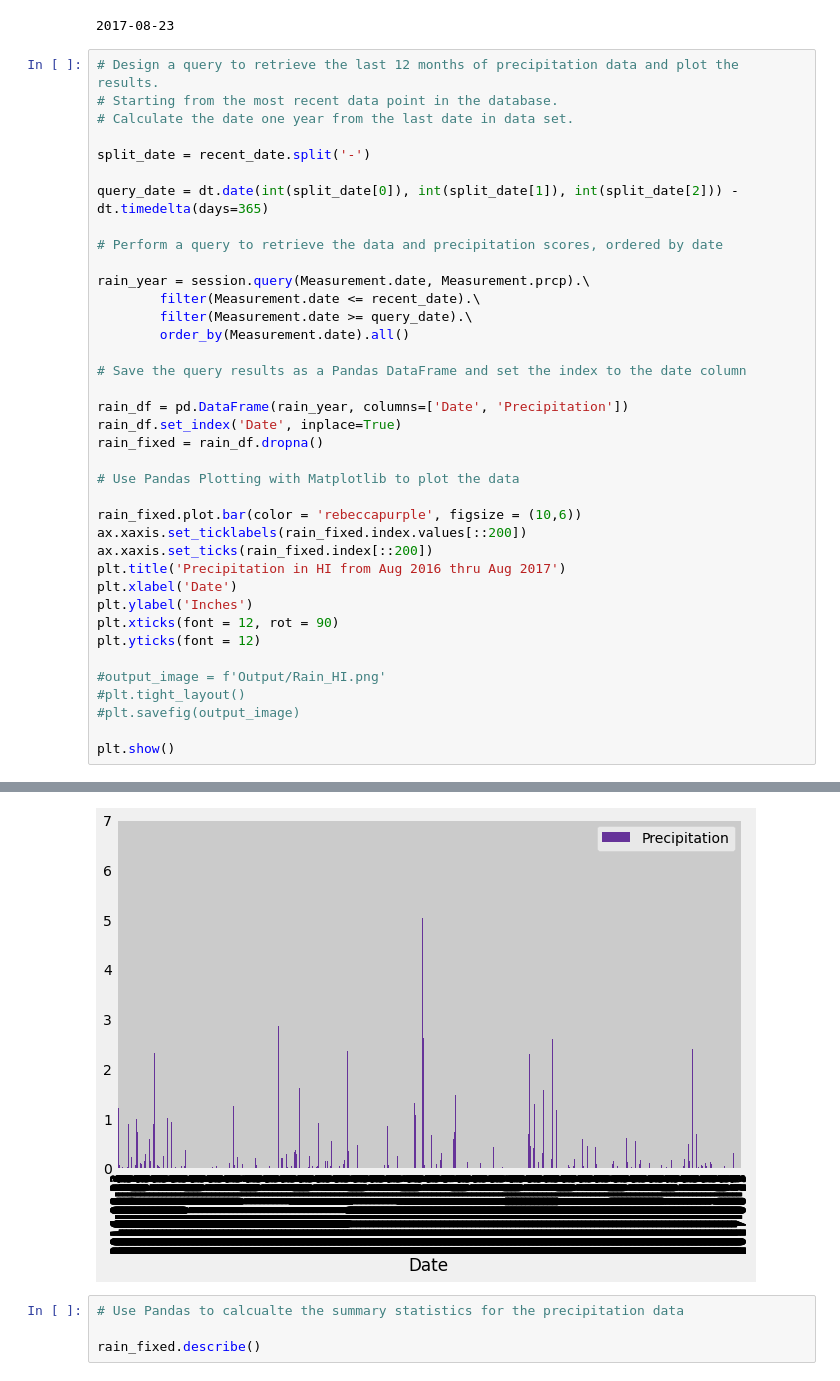
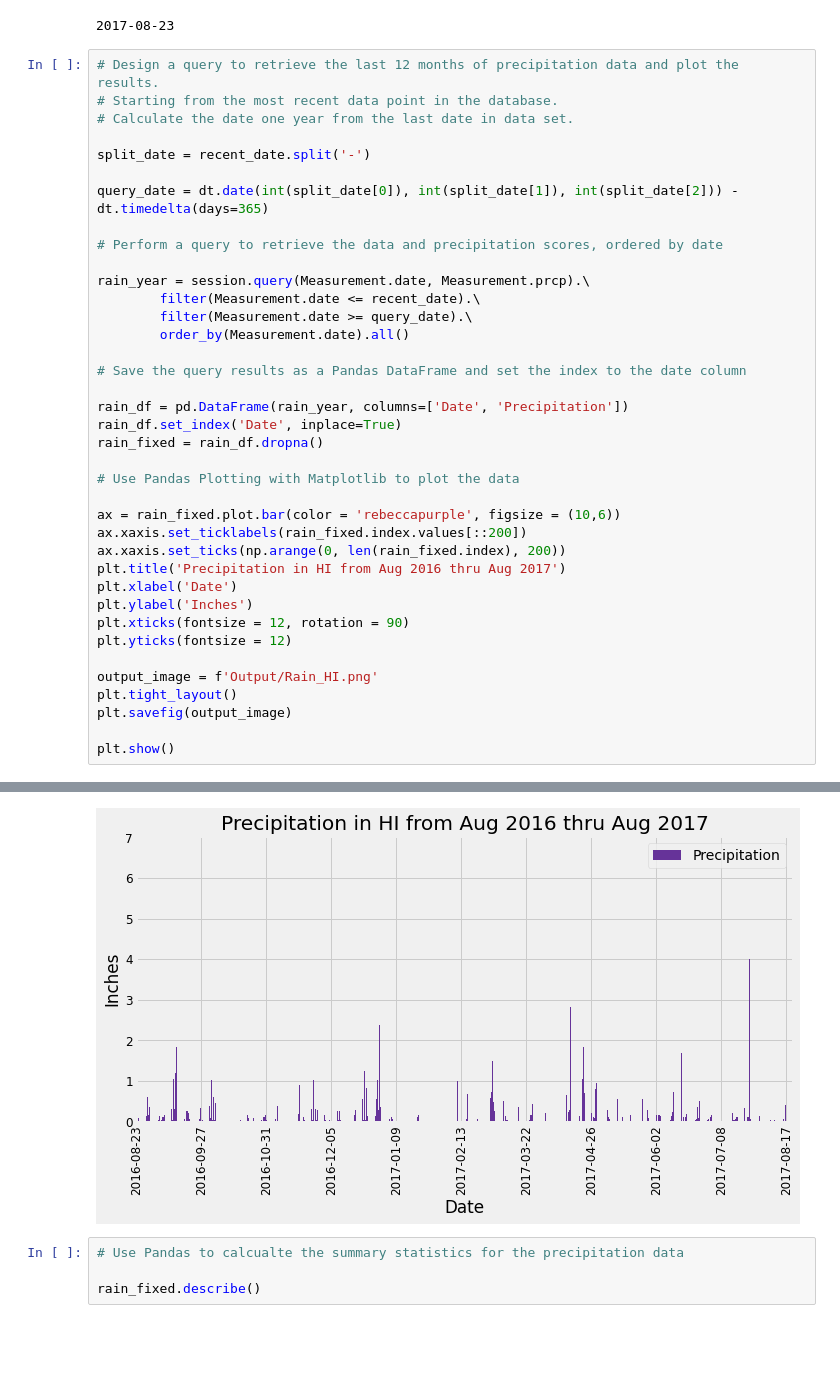
Before and after one commit to pspitzer86/SQLAlchemy-Challenge, a Jupyter notebook: WeatherPy2.ipynb, the cells around one changed output, grey strips where cells are left out. Cells and saved outputs as stored; diff of their text form; blank space fills up the shorter version.

```diff
--- a/WeatherPy2.ipynb
+++ b/WeatherPy2.ipynb
@@ -89,18 +89,18 @@ rain_fixed = rain_df.dropna()
 
 # Use Pandas Plotting with Matplotlib to plot the data
 
-rain_fixed.plot.bar(color = 'rebeccapurple', figsize = (10,6))
+ax = rain_fixed.plot.bar(color = 'rebeccapurple', figsize = (10,6))
 ax.xaxis.set_ticklabels(rain_fixed.index.values[::200])
-ax.xaxis.set_ticks(rain_fixed.index[::200])
+ax.xaxis.set_ticks(np.arange(0, len(rain_fixed.index), 200))
 plt.title('Precipitation in HI from Aug 2016 thru Aug 2017')
 plt.xlabel('Date')
 plt.ylabel('Inches')
-plt.xticks(font = 12, rot = 90)
-plt.yticks(font = 12)
+plt.xticks(fontsize = 12, rotation = 90)
+plt.yticks(fontsize = 12)
 
-#output_image = f'Output/Rain_HI.png'
-#plt.tight_layout()
-#plt.savefig(output_image)
+output_image = f'Output/Rain_HI.png'
+plt.tight_layout()
+plt.savefig(output_image)
 
 plt.show()
 # %% [output]
@@ -108,4 +107,4 @@ AttributeError: 'DataFrame' object has no attribute 'xaxis'
-[figure, old version]
+[figure, new version]
 # %%
 # Use Pandas to calcualte the summary statistics for the precipitation data
 
```
Also changed, not shown: parts of 2 cells of this notebook, 1 other file.
